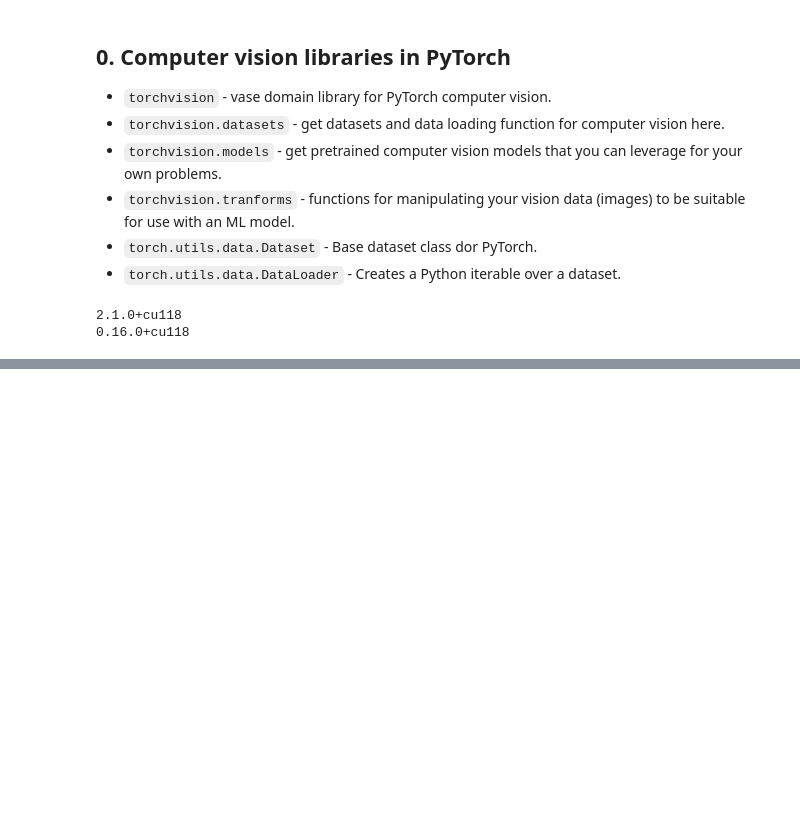
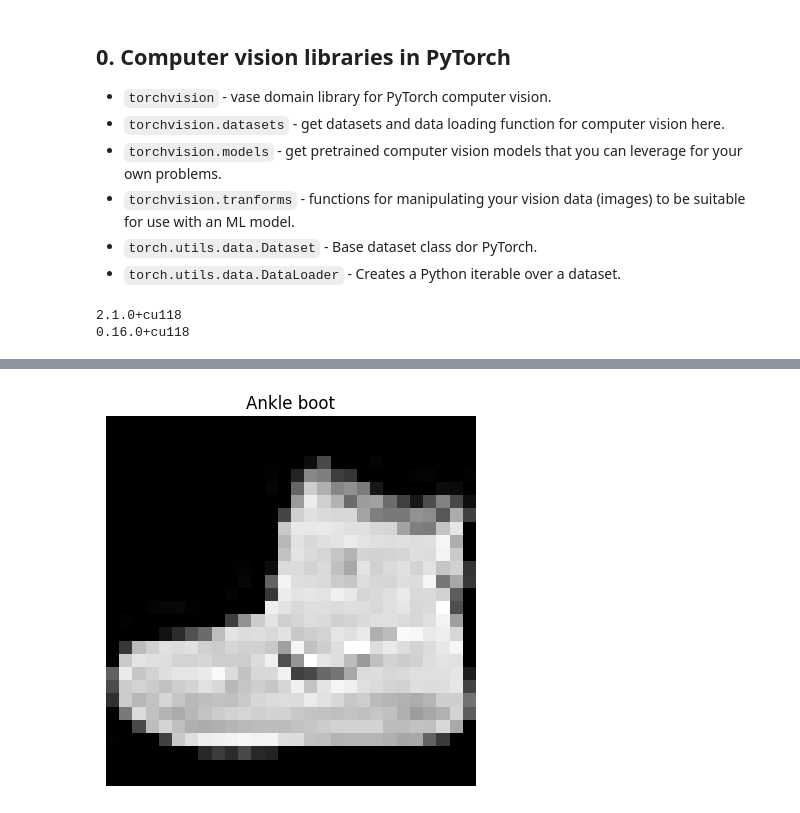
Before and after one commit to KavourEI/PyTorch_Exploration, a Jupyter notebook: 03_pytorch_computer_vision.ipynb, the cells around one changed output, grey strips where cells are left out. Drawn from its saved outputs; the diff is of its cells as text; code cells hidden in the pictures; blank space fills up the shorter version.

```diff
--- a/03_pytorch_computer_vision.ipynb
+++ b/03_pytorch_computer_vision.ipynb
@@ -36,0 +97,3 @@ The dataset we'll be using is fashion MNIST
+# %%
+class_names = train_data.classes
+class_names
@@ -36,0 +148,6 @@ The dataset we'll be using is fashion MNIST
+# %%
+plt.imshow(image.squeeze(), cmap = 'gray')
+plt.title(class_names[label])
+plt.axis(False);
+# %% [output]
+[figure, added]
```
Also changed, not shown: parts of 14 cells of this notebook.
